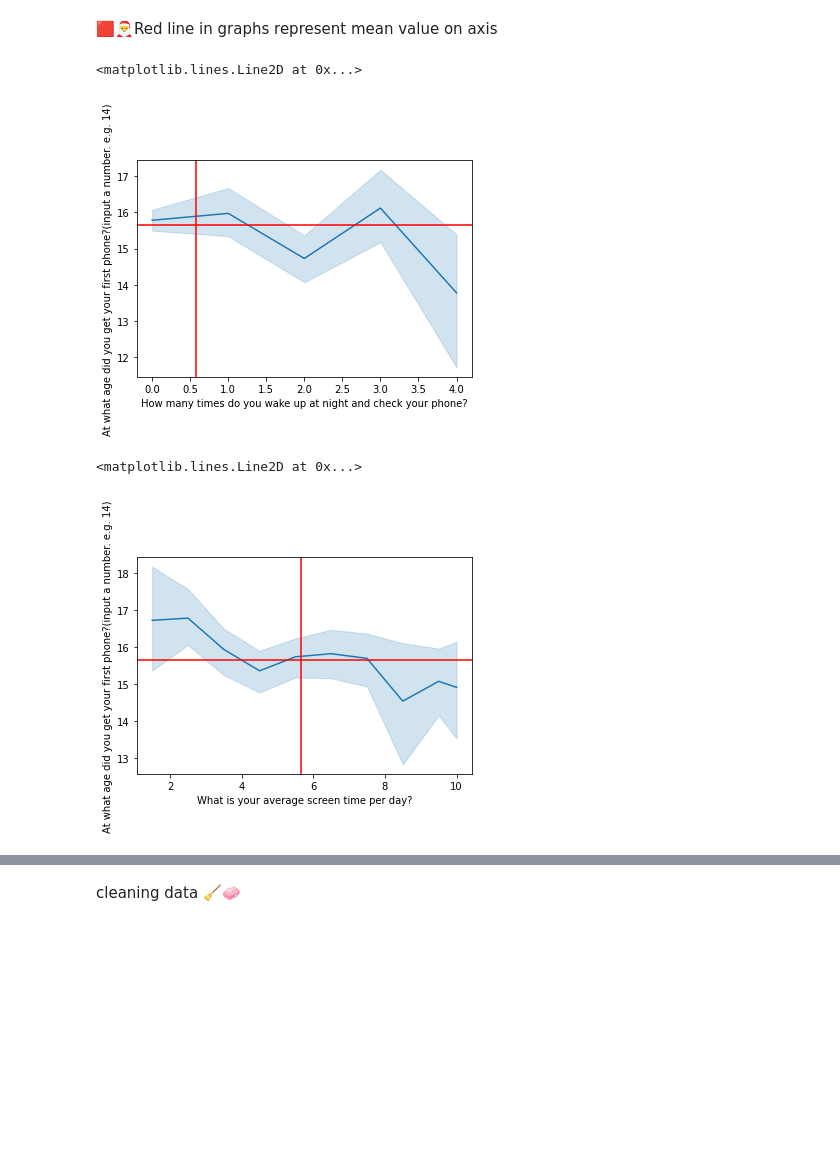
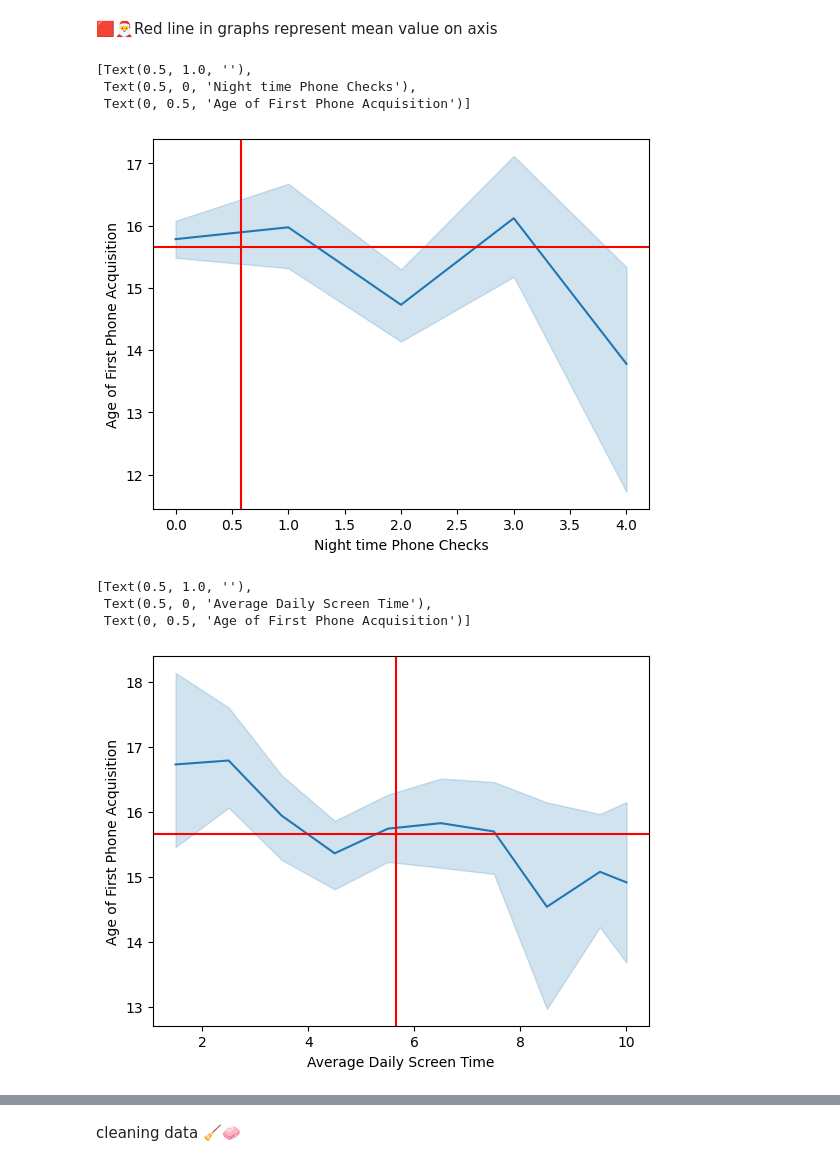
Before and after one commit to nash268/nomophobia_dataAnalysis_report, a Jupyter notebook: Nomophobia2_0.ipynb, the cells around one changed output, grey strips where cells are left out. Drawn from its saved outputs; the diff is of its cells as text; code cells hidden in the pictures; blank space fills up the shorter version.

```diff
--- a/Nomophobia2_0.ipynb
+++ b/Nomophobia2_0.ipynb
@@ -418,19 +449,26 @@ sns.lineplot(
 # %% [markdown]
 🟥🎅Red line in graphs represent mean value on axis
 # %%
-night=sns.lineplot(data=entries, y="At what age did you get your first phone?(input a number. e.g. 14)", x="How many times do you wake up at night and check your phone?"
+ax=sns.lineplot(data=entries, y="At what age did you get your first phone?(input a number. e.g. 14)", x="How many times do you wake up at night and check your phone?"
 )
-night.axvline(entries["How many times do you wake up at night and check your phone?"].mean(), color="red")
-night.axhline(entries["At what age did you get your first phone?(input a number. e.g. 14)"].mean(), color="red")
+ax.axvline(entries["How many times do you wake up at night and check your phone?"].mean(), color="red")
+ax.axhline(entries["At what age did you get your first phone?(input a number. e.g. 14)"].mean(), color="red")
+
+ax.set(title="", xlabel="Night time Phone Checks", ylabel="Age of First Phone Acquisition")
 # %% [output]
-<matplotlib.lines.Line2D at 0x...>
+[Text(0.5, 1.0, ''),
+ Text(0.5, 0, 'Night time Phone Checks'),
+ Text(0, 0.5, 'Age of First Phone Acquisition')]
-[figure, old version]
+[figure, new version]
 # %%
-night=sns.lineplot(data=entries, y="At what age did you get your first phone?(input a number. e.g. 14)", x="What is your average screen time per day?"
+ax=sns.lineplot(data=entries, y="At what age did you get your first phone?(input a number. e.g. 14)", x="What is your average screen time per day?"
 )
-night.axvline(entries["What is your average screen time per day?"].mean(), color="red")
-night.axhline(entries["At what age did you get your first phone?(input a number. e.g. 14)"].mean(), color="red")
+ax.axvline(entries["What is your average screen time per day?"].mean(), color="red")
+ax.axhline(entries["At what age did you get your first phone?(input a number. e.g. 14)"].mean(), color="red")
+ax.set(title="", xlabel="Average Daily Screen Time", ylabel="Age of First Phone Acquisition")
 # %% [output]
-<matplotlib.lines.Line2D at 0x...>
+[Text(0.5, 1.0, ''),
+ Text(0.5, 0, 'Average Daily Screen Time'),
+ Text(0, 0.5, 'Age of First Phone Acquisition')]
-[figure, old version]
+[figure, new version]
 # %%
```
Also changed, not shown: parts of 8 cells of this notebook.
